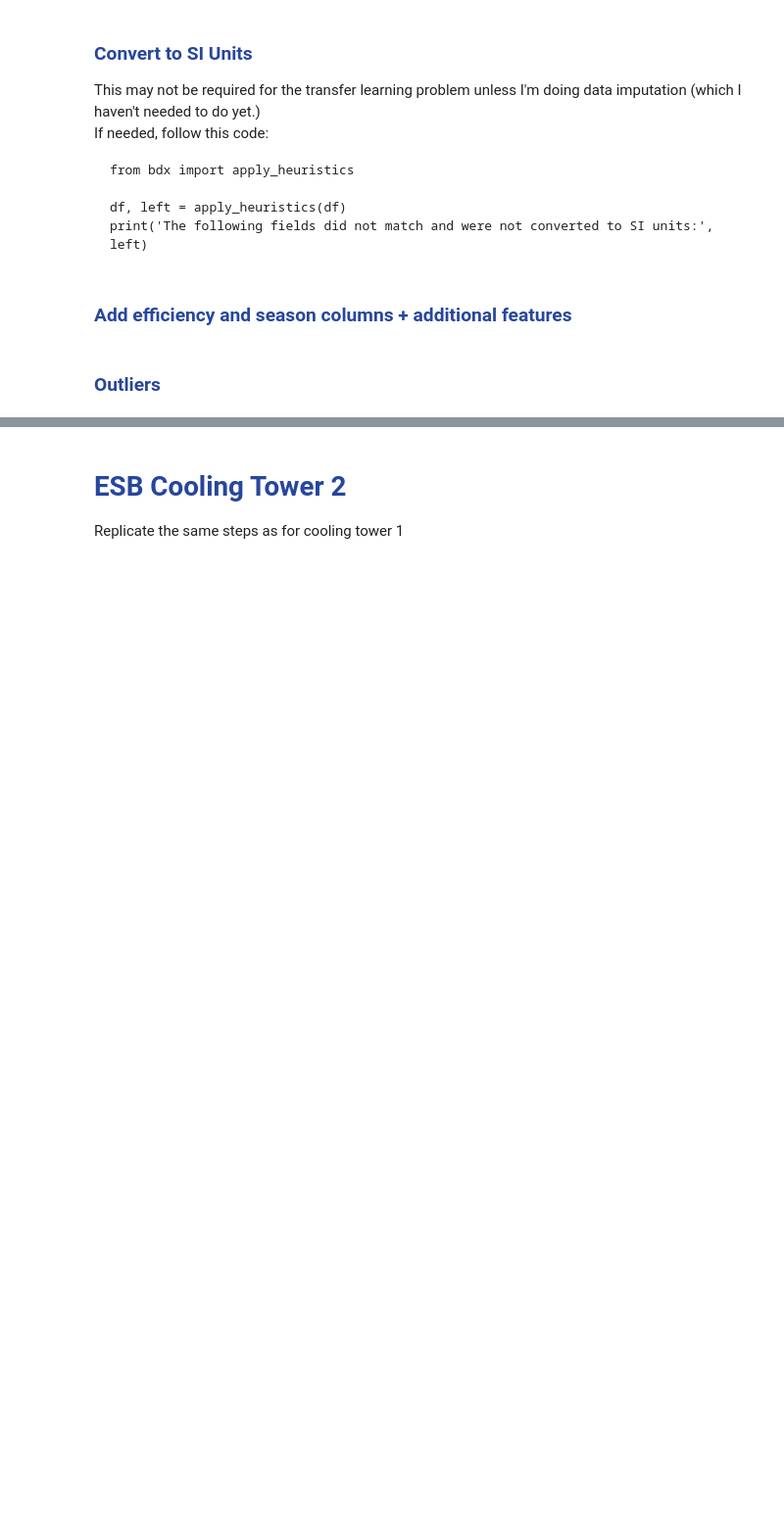
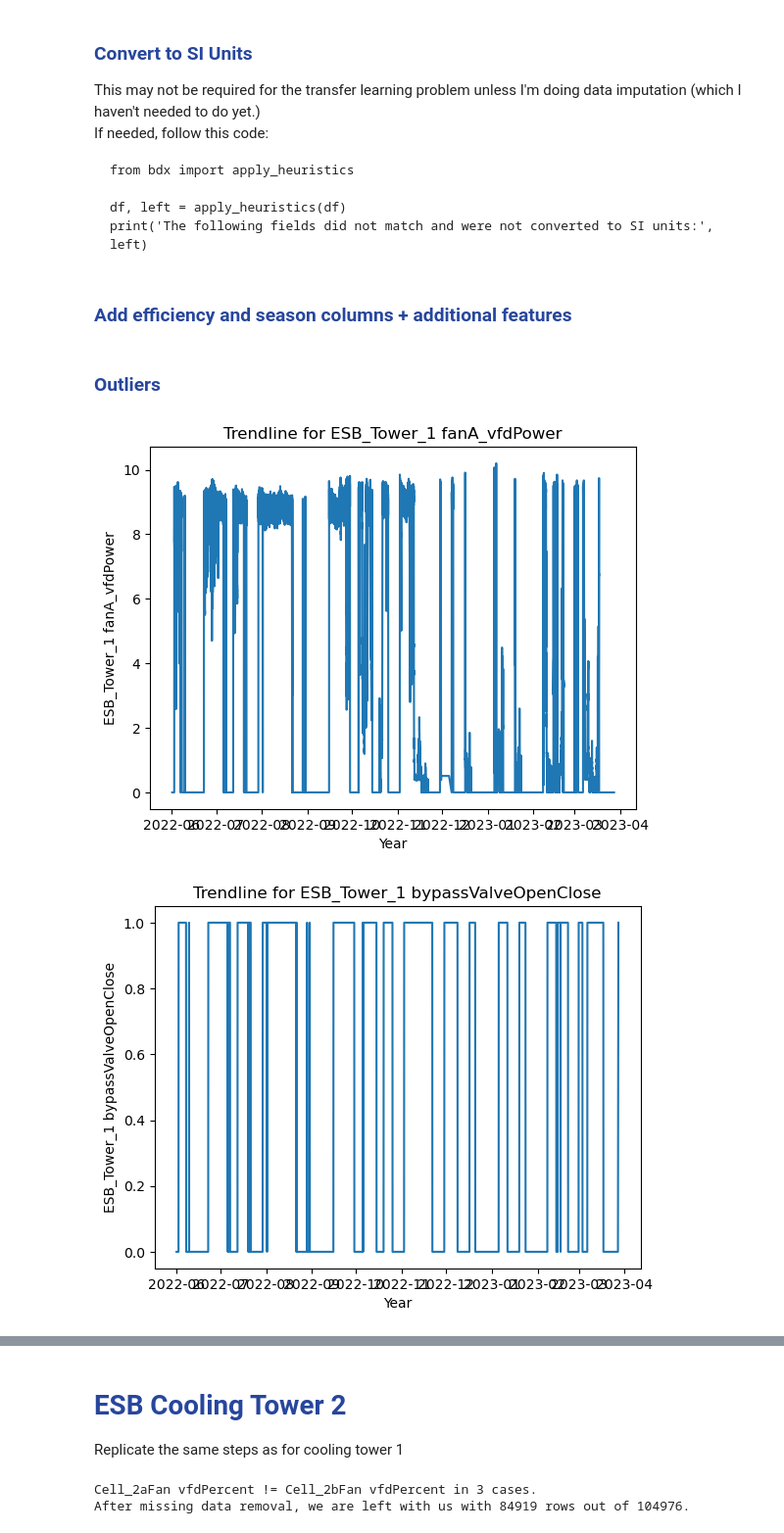
Before and after one commit to MACS-Research-Lab/Transfer-Learning-for-BES-Energy-Forecasting, a Jupyter notebook: preprocessing/esb_preprocessing.ipynb, the cells around one changed output, grey strips where cells are left out. Shown at 98% size. Drawn from its saved outputs; the diff is of its cells as text; code cells hidden in the pictures; blank space fills up the shorter version.

```diff
--- a/preprocessing/esb_preprocessing.ipynb
+++ b/preprocessing/esb_preprocessing.ipynb
@@ -67,7 +71,21 @@ df['ESB_Tower_1 hourOfDay'] = df.index.hour
 # %% [markdown]
 <h3 style="color:#27469c">Outliers</h3>
 # %%
-df = preprocessor.remove_outliers_std(df, threshold=5, has_off_data=True, on_condition=df['ESB_Tower_1 fanStatus'], verbose=True)
+# df = preprocessor.remove_outliers_std(df, threshold=3, has_off_data=True,on_condition=df['ESB_Tower_1 fanStatus'], verbose=True)
 # %%
 # save preprocessed tower 1 data
 df.sort_index(axis=1).to_csv(f'{rootpath}/data/esb/esb_tower_1_preprocessed.csv')
+# %%
+import matplotlib.pyplot as plt
+# Iterate through the columns and create a separate figure for each
+for column in df.columns[1:]:
+    plt.figure()  # Create a new figure
+    plt.plot(df.index, df[column])
+    plt.title(f'Trendline for {column}')
+    plt.xlabel('Year')
+    plt.ylabel(column)
+
+plt.show()
+# %% [output]
+[figure, added]
+[figure, added]
@@ -81,6 +111,7 @@ df = pd.read_csv(f'{rootpath}/data/esb/esb_cooling_tower_2.csv', index_col='time
 df.index = pd.to_datetime(df.index, utc='True')
 
 initial_data_size = df.shape[0]
+
 
 # missing data removal
 df = preprocessor.remove_missing_data(datadf=df, initial_data_size=initial_data_size, threshold=0.1)
@@ -105,7 +136,10 @@ df["ESB_Tower_2 dayOfWeek"] = df.index.weekday
 df['ESB_Tower_2 hourOfDay'] = df.index.hour
 
 # outlier removal
-df = preprocessor.remove_outliers_std(df, threshold=5, has_off_data=True, on_condition=df['ESB_Tower_2 fanStatus'], verbose=True)
+# df = preprocessor.remove_outliers_std(df, threshold=5, has_off_data=True, on_condition=df['ESB_Tower_2 fanStatus'], verbose=True)
 
 # save preprocessed tower 2 data
 df.sort_index(axis=1).to_csv(f'{rootpath}/data/esb/esb_tower_2_preprocessed.csv')
+# %% [output]
+Cell_2aFan vfdPercent != Cell_2bFan vfdPercent in 3 cases.
+After missing data removal, we are left with us with 84919 rows out of 104976.
```
Also changed, not shown: parts of 3 cells of this notebook, 16 other files.
